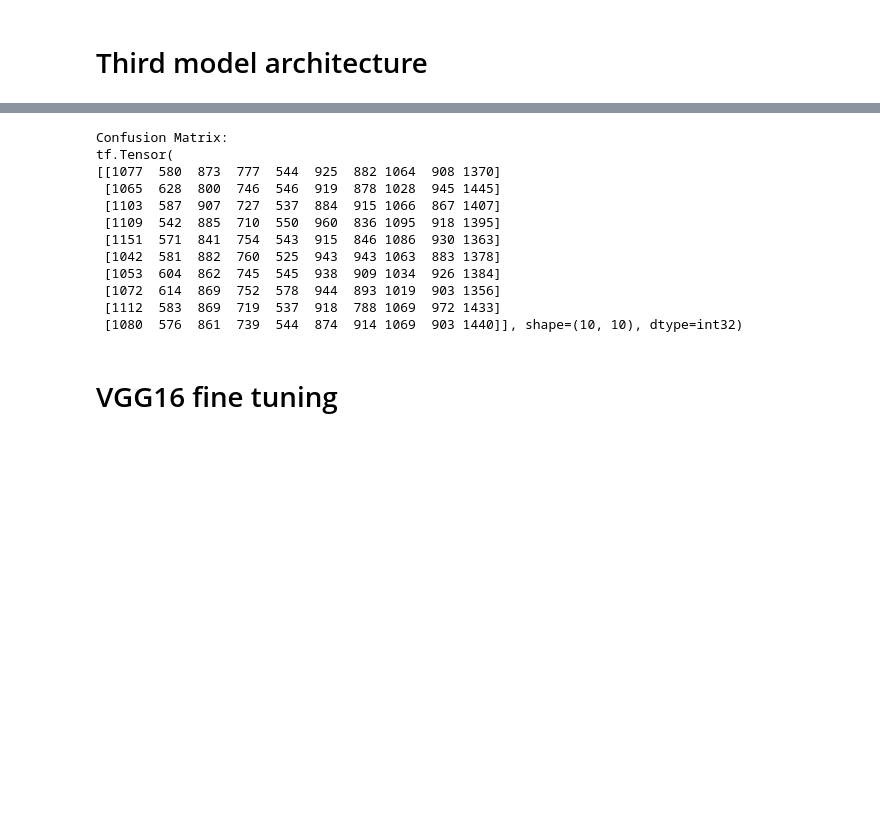
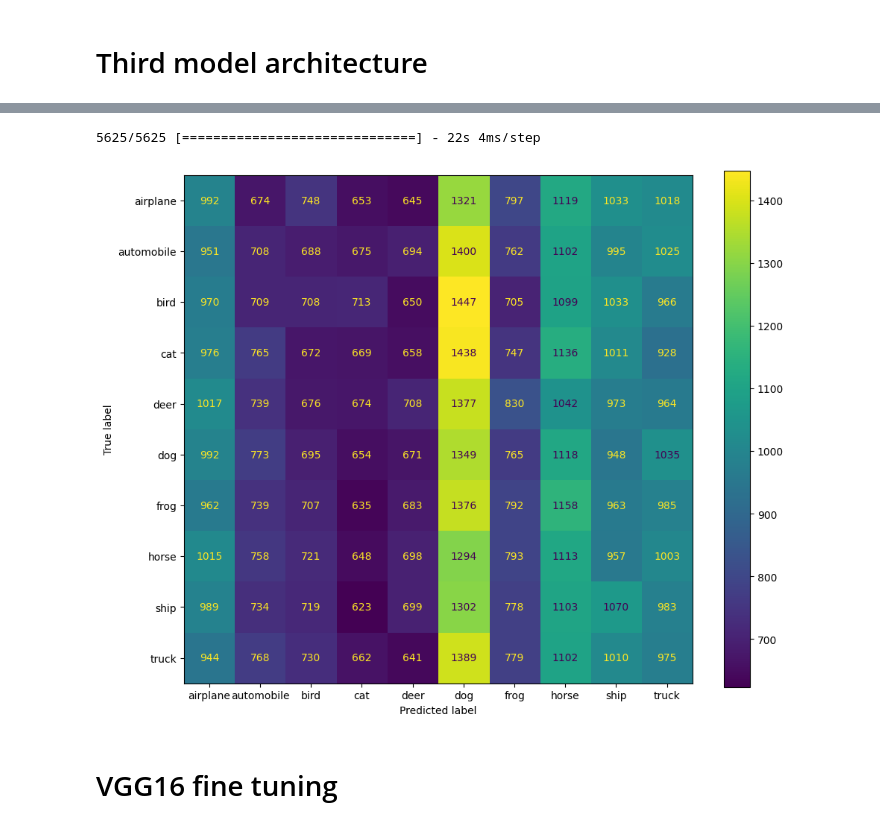
Before and after one commit to pasterzewa/CNN-DL-Project, a Jupyter notebook: main.ipynb, the cells around one changed output, grey strips where cells are left out. Saved outputs shown, nothing was run; the diff lists cells and outputs as text; code cells hidden in the pictures; blank space fills up the shorter version.

```diff
--- a/main.ipynb
+++ b/main.ipynb
@@ -450,18 +330,5 @@ predicted_classes3 = np.argmax(predictions3, axis=1)
 # %%
-conf_matrix3 = tf.math.confusion_matrix(tf_labels, predicted_classes3, num_classes=num_classes)
-
-print("Confusion Matrix:")
-print(conf_matrix3)
+show_confusion_matrix(model1,test_ds,num_classes,class_names)
 # %% [output]
-Confusion Matrix:
-tf.Tensor(
-[[1077  580  873  777  544  925  882 1064  908 1370]
- [1065  628  800  746  546  919  878 1028  945 1445]
- [1103  587  907  727  537  884  915 1066  867 1407]
- [1109  542  885  710  550  960  836 1095  918 1395]
- [1151  571  841  754  543  915  846 1086  930 1363]
- [1042  581  882  760  525  943  943 1063  883 1378]
- [1053  604  862  745  545  938  909 1034  926 1384]
- [1072  614  869  752  578  944  893 1019  903 1356]
- [1112  583  869  719  537  918  788 1069  972 1433]
- [1080  576  861  739  544  874  914 1069  903 1440]], shape=(10, 10), dtype=int32)
+5625/5625 [==============================] - 22s 4ms/step
+[figure, added]
```
Also changed, not shown: parts of 47 cells of this notebook.
